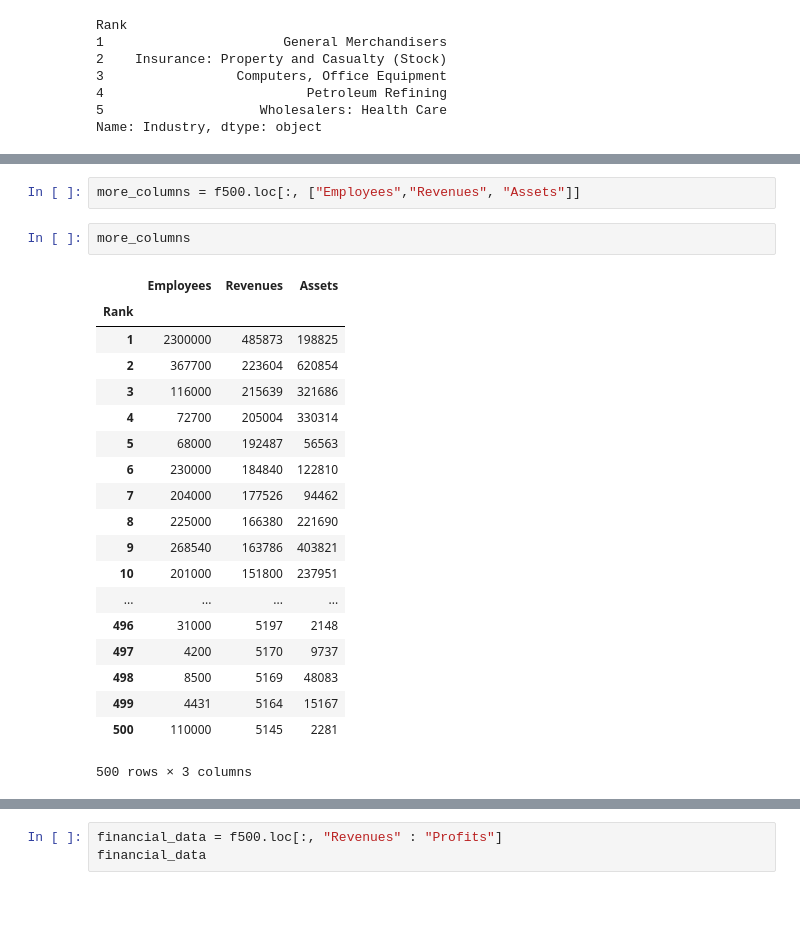
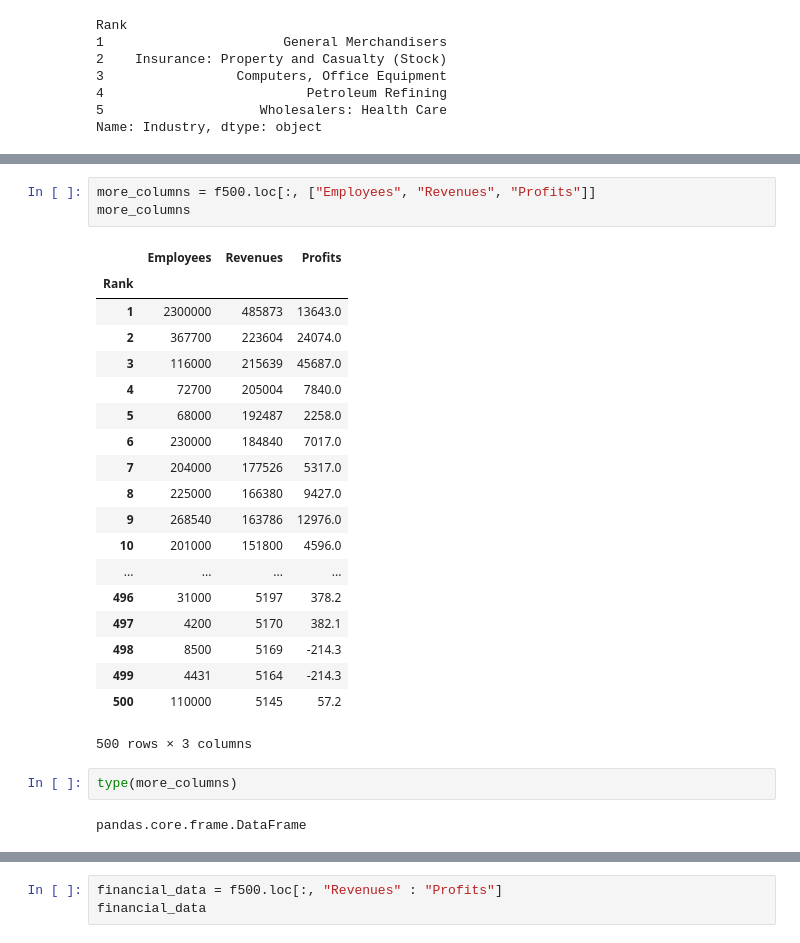
Before and after one commit to evgenursic/python_analitika, a Jupyter notebook: teden_03/03_teden_pandas_clean.ipynb, the cells around one changed output, grey strips where cells are left out. Cells and saved outputs as stored; diff of their text form; blank space fills up the shorter version.

```diff
--- a/teden_03/03_teden_pandas_clean.ipynb
+++ b/teden_03/03_teden_pandas_clean.ipynb
@@ -286,26 +508,29 @@ Name: Industry, dtype: object
 
 <p><img alt="loc list of columns" src="https://s3.amazonaws.com/dq-content/291/loc_list.svg"></p>
 # %%
-more_columns = f500.loc[:, ["Employees","Revenues", "Assets"]]
+more_columns = f500.loc[:, ["Employees", "Revenues", "Profits"]]
+more_columns
+# %% [output]
+|  | Employees | Revenues | Profits |
+| Rank |  |  |  |
+| 1 | 2300000 | 485873 | 13643.0 |
+| 2 | 367700 | 223604 | 24074.0 |
+| 3 | 116000 | 215639 | 45687.0 |
+| 4 | 72700 | 205004 | 7840.0 |
+| 5 | 68000 | 192487 | 2258.0 |
+| 6 | 230000 | 184840 | 7017.0 |
+| 7 | 204000 | 177526 | 5317.0 |
+| 8 | 225000 | 166380 | 9427.0 |
+| 9 | 268540 | 163786 | 12976.0 |
+| 10 | 201000 | 151800 | 4596.0 |
+| ... | ... | ... | ... |
+| 496 | 31000 | 5197 | 378.2 |
+| 497 | 4200 | 5170 | 382.1 |
+| 498 | 8500 | 5169 | -214.3 |
+| 499 | 4431 | 5164 | -214.3 |
+| 500 | 110000 | 5145 | 57.2 |
+500 rows × 3 columns
-# %%
-more_columns
-# %% [output]
-|  | Employees | Revenues | Assets |
-| Rank |  |  |  |
-| 1 | 2300000 | 485873 | 198825 |
-| 2 | 367700 | 223604 | 620854 |
-| 3 | 116000 | 215639 | 321686 |
-| 4 | 72700 | 205004 | 330314 |
-| 5 | 68000 | 192487 | 56563 |
-| 6 | 230000 | 184840 | 122810 |
-| 7 | 204000 | 177526 | 94462 |
-| 8 | 225000 | 166380 | 221690 |
-| 9 | 268540 | 163786 | 403821 |
-| 10 | 201000 | 151800 | 237951 |
-| ... | ... | ... | ... |
-| 496 | 31000 | 5197 | 2148 |
-| 497 | 4200 | 5170 | 9737 |
-| 498 | 8500 | 5169 | 48083 |
-| 499 | 4431 | 5164 | 15167 |
-| 500 | 110000 | 5145 | 2281 |
-500 rows × 3 columns
+# %%
+type(more_columns)
+# %% [output]
+pandas.core.frame.DataFrame
```
Also changed, not shown: parts of 50 cells of this notebook.
